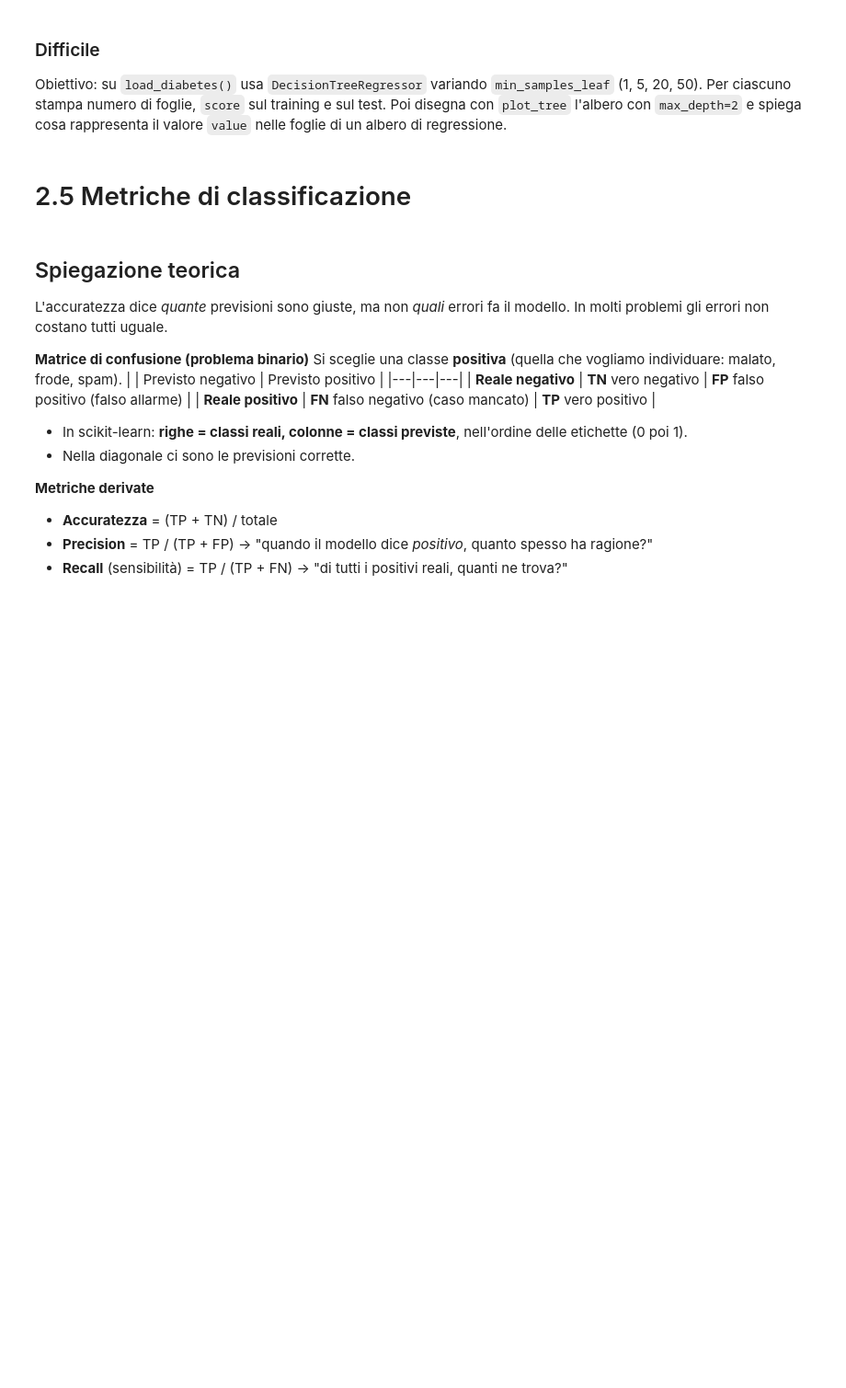
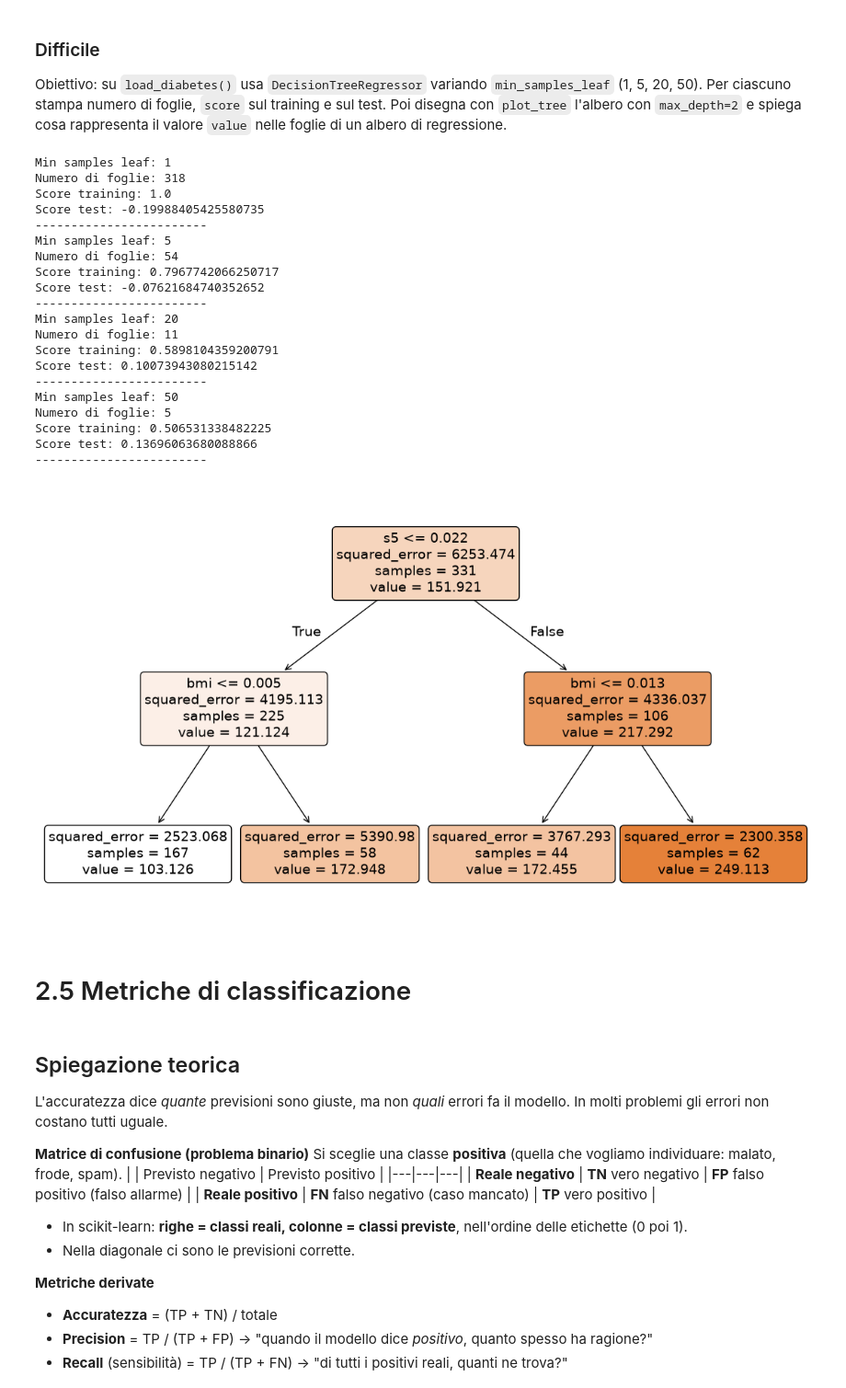
Before and after one commit to Valoryc/Machine_Learning_, a Jupyter notebook: corso_Python_16/Lunedi_26_10_26/Mattina/giorno-2-preprocessing-metriche.ipynb, the cells around one changed output. Shown at 92% size. Saved outputs shown, nothing was run; the diff lists cells and outputs as text; code cells hidden in the pictures; blank space fills up the shorter version.

```diff
--- a/corso_Python_16/Lunedi_26_10_26/Mattina/giorno-2-preprocessing-metriche.ipynb
+++ b/corso_Python_16/Lunedi_26_10_26/Mattina/giorno-2-preprocessing-metriche.ipynb
@@ -758,3 +894,61 @@ Obiettivo: su `load_diabetes()` usa `DecisionTreeRegressor` variando `min_sample
+# %%
+# Scrivi qui la tua soluzione
+from sklearn.datasets import load_diabetes
+from sklearn.model_selection import train_test_split
+from sklearn.tree import DecisionTreeRegressor, plot_tree
+import matplotlib.pyplot as plt
+
+diabetes = load_diabetes()
+X = diabetes.data
+y = diabetes.target
+
+X_train, X_test, y_train, y_test = train_test_split(
+    X, y, test_size=0.25, random_state=0
+)
+
+listf=[1, 5, 20, 50]
+
+for foglie in listf:
+    albero = DecisionTreeRegressor(min_samples_leaf=foglie)
+    albero.fit(X_train, y_train)
+
+    print("Min samples leaf:", foglie)
+    print("Numero di foglie:", albero.get_n_leaves())
+    print("Score training:", albero.score(X_train, y_train))
+    print("Score test:", albero.score(X_test, y_test))
+    print("------------------------")
+
+albero = DecisionTreeRegressor(max_depth=2, random_state=0)
+albero.fit(X_train, y_train)
+
+plt.figure(figsize=(14, 8))
+plot_tree(albero, feature_names=diabetes.feature_names,filled=True, rounded=True)
+plt.show()
+
+#Nelle foglie di un albero di regressione, value rappresenta il valore medio della variabile da prevedere (y)
+# tra tutti i campioni di training che arrivano in quella foglia.
+# %% [output]
+Min samples leaf: 1
+Numero di foglie: 318
+Score training: 1.0
+Score test: -0.19988405425580735
+------------------------
+Min samples leaf: 5
+Numero di foglie: 54
+Score training: 0.7967742066250717
+Score test: -0.07621684740352652
+------------------------
+Min samples leaf: 20
+Numero di foglie: 11
+Score training: 0.5898104359200791
+Score test: 0.10073943080215142
+------------------------
+Min samples leaf: 50
+Numero di foglie: 5
+Score training: 0.506531338482225
+Score test: 0.13696063680088866
+------------------------
+[figure, added]
 # %% [markdown]
 # 2.5 Metriche di classificazione
 # %% [markdown]
```
Also changed, not shown: parts of 8 cells of this notebook.
